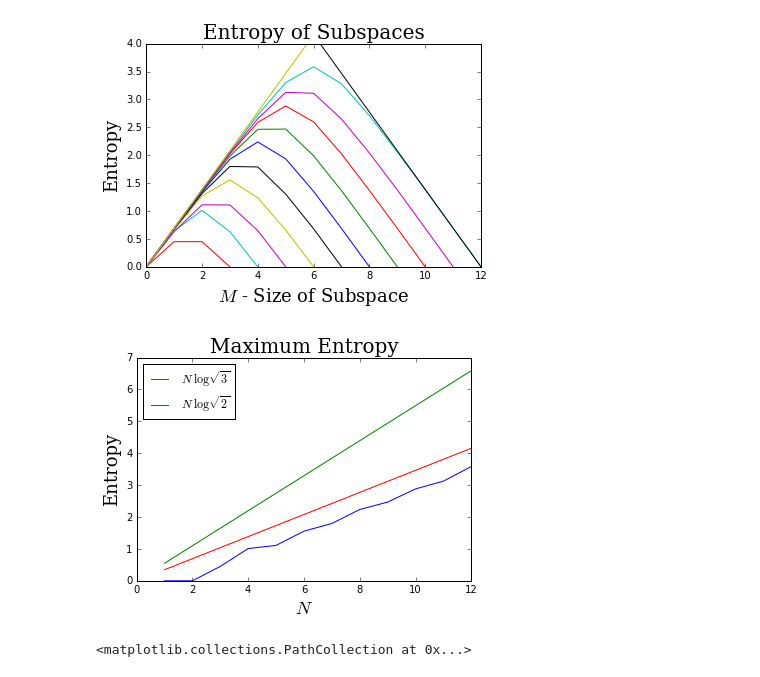
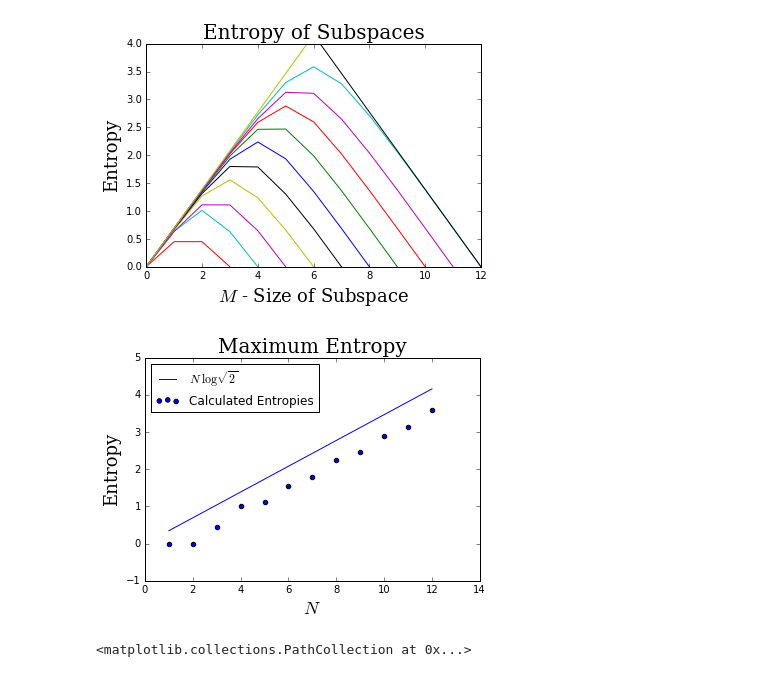
Before and after one commit to cnstahl/JP2, a Jupyter notebook: python/Ground State Entropy.ipynb, the cells around one changed output. Cells and saved outputs as stored; diff of their text form; code cells hidden in the pictures.

```diff
--- a/python/Ground State Entropy.ipynb
+++ b/python/Ground State Entropy.ipynb
@@ -165,24 +165,23 @@ plt.show()
 # %%
 plt.figure()
 maxentropies = np.zeros(12)
 idxs = np.arange(12)+1
 for N in [1,2,3,4,5,6,7,8,9,10,12]:
     data = np.transpose(np.loadtxt("../data/N%02davg_entropy.txt" % N))
 #     plt.plot(np.arange(len(data))-N/2, data)
     maxentropies[N-1] = np.max(data)
 # plt.plot(np.arange(12)-11/2, np.transpose(np.loadtxt("../data/N11entropy.txt")))
 maxentropies[11-1] =  np.max(np.loadtxt("../data/N11entropy.txt"))
-plt.plot(idxs, maxentropies)
-plt.plot(idxs, np.log(np.sqrt(3))*idxs, label="$N\;\log\sqrt{3}$")
+plt.scatter(idxs, maxentropies, label="Calculated Entropies")
 plt.plot(idxs, np.log(np.sqrt(2))*idxs, label="$N\;\log\sqrt{2}$")
 plt.title("Maximum Entropy", fontsize=20, family='serif')
 plt.xlabel("$N$", fontsize=18, family='serif')
 plt.ylabel("Entropy", fontsize=18, family='serif')
 plt.legend(loc=2)
 plt.savefig("../data/maxentropy.pdf")
 plt.show()
 # %% [output]
-[figure, old version]
+[figure, new version]
 # %%
 rho = manipulate.density_mat(v[ngs+10])
 entropies = np.zeros(11)
```
Also changed, not shown: 5 other files.
